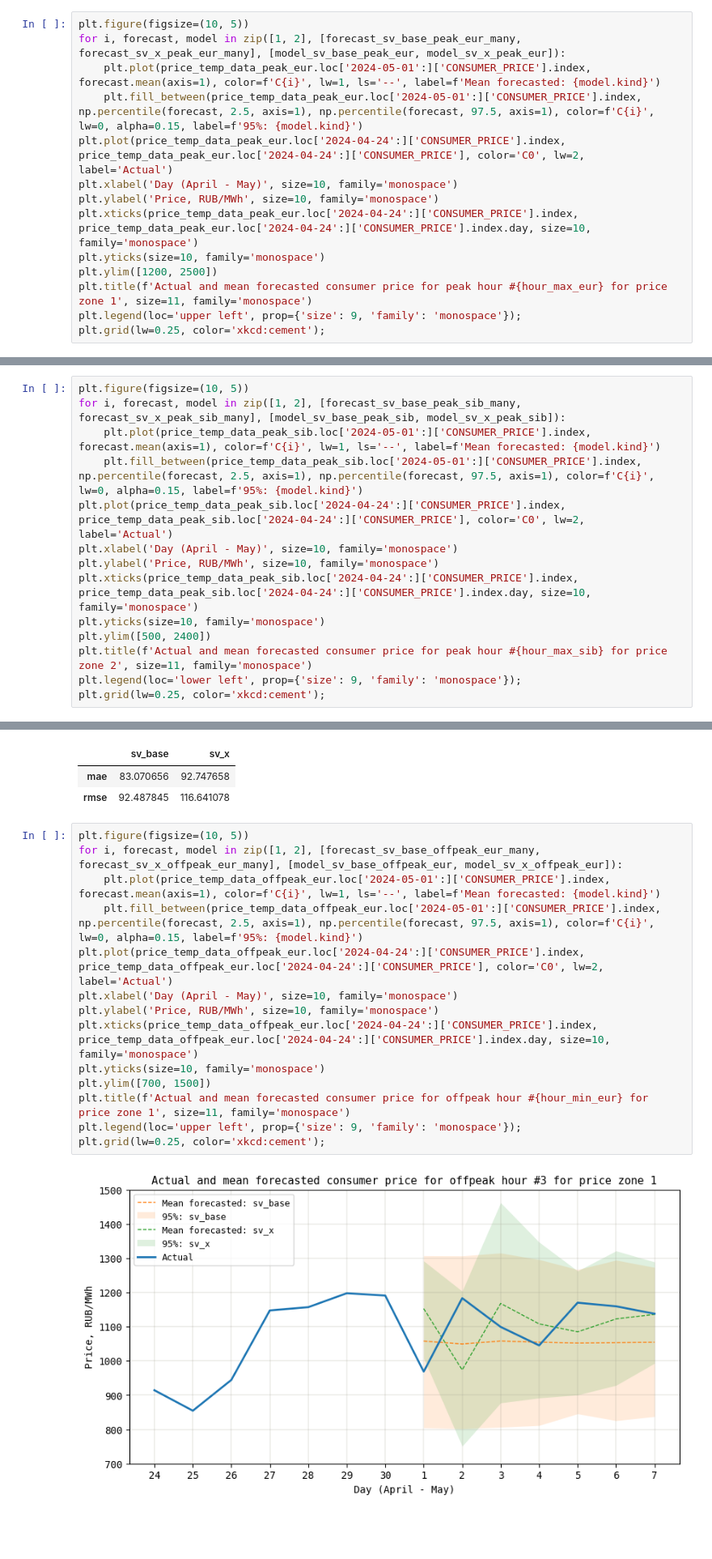
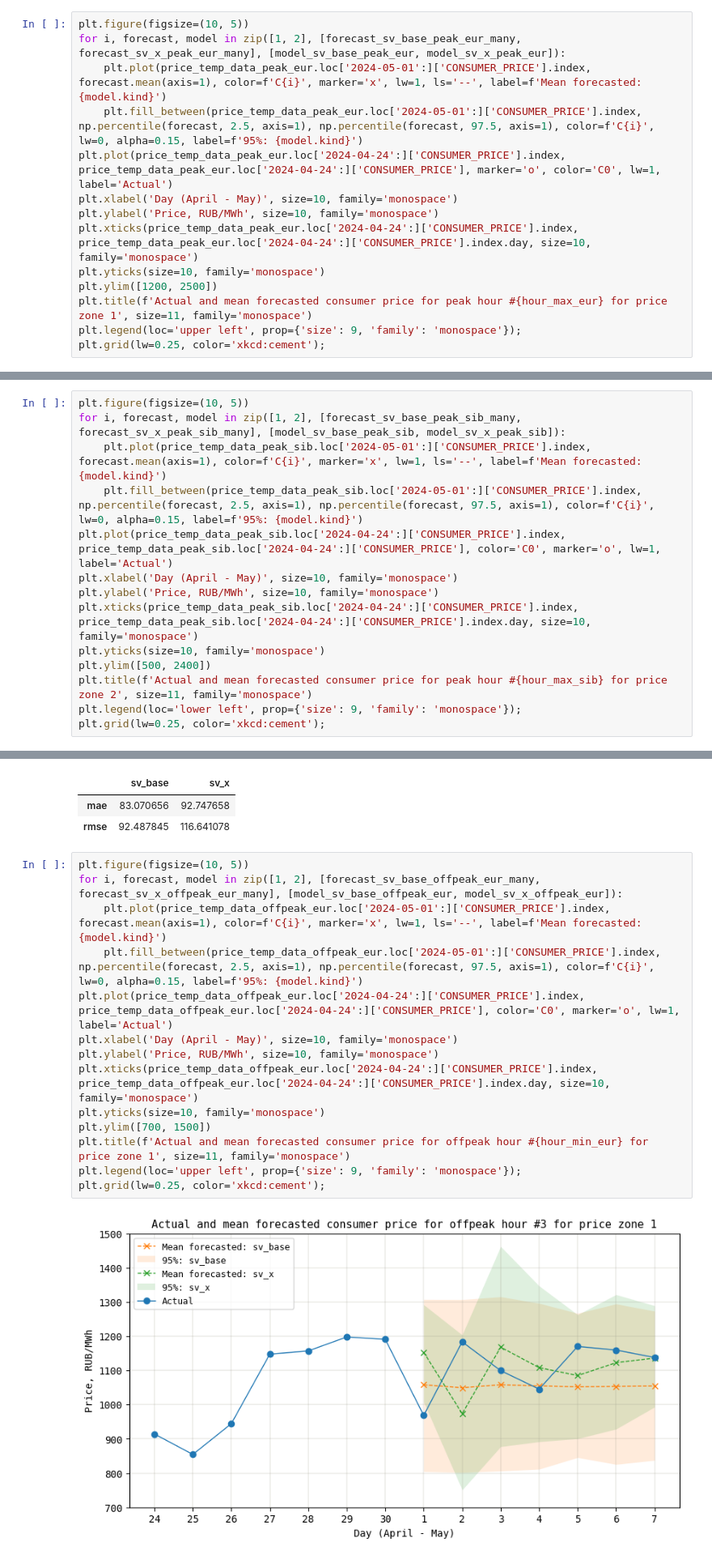
Before and after one commit to andrewha/mds2022, a Jupyter notebook: Thesis/sv_models_new.ipynb, the cells around one changed output, grey strips where cells are left out. Shown at 81% size. Drawn from its saved outputs; the diff is of its cells as text; blank space fills up the shorter version.

```diff
--- a/Thesis/sv_models_new.ipynb
+++ b/Thesis/sv_models_new.ipynb
@@ -2035,9 +2033,9 @@ Peak hour + Price zone 1
 # %%
 plt.figure(figsize=(10, 5))
 for i, forecast, model in zip([1, 2], [forecast_sv_base_peak_eur_many, forecast_sv_x_peak_eur_many], [model_sv_base_peak_eur, model_sv_x_peak_eur]):
-    plt.plot(price_temp_data_peak_eur.loc['2024-05-01':]['CONSUMER_PRICE'].index, forecast.mean(axis=1), color=f'C{i}', lw=1, ls='--', label=f'Mean forecasted: {model.kind}')
+    plt.plot(price_temp_data_peak_eur.loc['2024-05-01':]['CONSUMER_PRICE'].index, forecast.mean(axis=1), color=f'C{i}', marker='x', lw=1, ls='--', label=f'Mean forecasted: {model.kind}')
     plt.fill_between(price_temp_data_peak_eur.loc['2024-05-01':]['CONSUMER_PRICE'].index, np.percentile(forecast, 2.5, axis=1), np.percentile(forecast, 97.5, axis=1), color=f'C{i}', lw=0, alpha=0.15, label=f'95%: {model.kind}')
-plt.plot(price_temp_data_peak_eur.loc['2024-04-24':]['CONSUMER_PRICE'].index, price_temp_data_peak_eur.loc['2024-04-24':]['CONSUMER_PRICE'], color='C0', lw=2, label='Actual')
+plt.plot(price_temp_data_peak_eur.loc['2024-04-24':]['CONSUMER_PRICE'].index, price_temp_data_peak_eur.loc['2024-04-24':]['CONSUMER_PRICE'], marker='o', color='C0', lw=1, label='Actual')
 plt.xlabel('Day (April - May)', size=10, family='monospace')
 plt.ylabel('Price, RUB/MWh', size=10, family='monospace')
 plt.xticks(price_temp_data_peak_eur.loc['2024-04-24':]['CONSUMER_PRICE'].index, price_temp_data_peak_eur.loc['2024-04-24':]['CONSUMER_PRICE'].index.day, size=10, family='monospace')
@@ -2070,9 +2068,9 @@ Peak hour + Price zone 2
 # %%
 plt.figure(figsize=(10, 5))
 for i, forecast, model in zip([1, 2], [forecast_sv_base_peak_sib_many, forecast_sv_x_peak_sib_many], [model_sv_base_peak_sib, model_sv_x_peak_sib]):
-    plt.plot(price_temp_data_peak_sib.loc['2024-05-01':]['CONSUMER_PRICE'].index, forecast.mean(axis=1), color=f'C{i}', lw=1, ls='--', label=f'Mean forecasted: {model.kind}')
+    plt.plot(price_temp_data_peak_sib.loc['2024-05-01':]['CONSUMER_PRICE'].index, forecast.mean(axis=1), color=f'C{i}', marker='x', lw=1, ls='--', label=f'Mean forecasted: {model.kind}')
     plt.fill_between(price_temp_data_peak_sib.loc['2024-05-01':]['CONSUMER_PRICE'].index, np.percentile(forecast, 2.5, axis=1), np.percentile(forecast, 97.5, axis=1), color=f'C{i}', lw=0, alpha=0.15, label=f'95%: {model.kind}')
-plt.plot(price_temp_data_peak_sib.loc['2024-04-24':]['CONSUMER_PRICE'].index, price_temp_data_peak_sib.loc['2024-04-24':]['CONSUMER_PRICE'], color='C0', lw=2, label='Actual')
+plt.plot(price_temp_data_peak_sib.loc['2024-04-24':]['CONSUMER_PRICE'].index, price_temp_data_peak_sib.loc['2024-04-24':]['CONSUMER_PRICE'], color='C0', marker='o', lw=1, label='Actual')
 plt.xlabel('Day (April - May)', size=10, family='monospace')
 plt.ylabel('Price, RUB/MWh', size=10, family='monospace')
 plt.xticks(price_temp_data_peak_sib.loc['2024-04-24':]['CONSUMER_PRICE'].index, price_temp_data_peak_sib.loc['2024-04-24':]['CONSUMER_PRICE'].index.day, size=10, family='monospace')
@@ -2105,19 +2103,19 @@ Off-peak hour + Price zone 1
 # %%
 plt.figure(figsize=(10, 5))
 for i, forecast, model in zip([1, 2], [forecast_sv_base_offpeak_eur_many, forecast_sv_x_offpeak_eur_many], [model_sv_base_offpeak_eur, model_sv_x_offpeak_eur]):
-    plt.plot(price_temp_data_offpeak_eur.loc['2024-05-01':]['CONSUMER_PRICE'].index, forecast.mean(axis=1), color=f'C{i}', lw=1, ls='--', label=f'Mean forecasted: {model.kind}')
+    plt.plot(price_temp_data_offpeak_eur.loc['2024-05-01':]['CONSUMER_PRICE'].index, forecast.mean(axis=1), color=f'C{i}', marker='x', lw=1, ls='--', label=f'Mean forecasted: {model.kind}')
     plt.fill_between(price_temp_data_offpeak_eur.loc['2024-05-01':]['CONSUMER_PRICE'].index, np.percentile(forecast, 2.5, axis=1), np.percentile(forecast, 97.5, axis=1), color=f'C{i}', lw=0, alpha=0.15, label=f'95%: {model.kind}')
-plt.plot(price_temp_data_offpeak_eur.loc['2024-04-24':]['CONSUMER_PRICE'].index, price_temp_data_offpeak_eur.loc['2024-04-24':]['CONSUMER_PRICE'], color='C0', lw=2, label='Actual')
+plt.plot(price_temp_data_offpeak_eur.loc['2024-04-24':]['CONSUMER_PRICE'].index, price_temp_data_offpeak_eur.loc['2024-04-24':]['CONSUMER_PRICE'], color='C0', marker='o', lw=1, label='Actual')
 plt.xlabel('Day (April - May)', size=10, family='monospace')
 plt.ylabel('Price, RUB/MWh', size=10, family='monospace')
 plt.xticks(price_temp_data_offpeak_eur.loc['2024-04-24':]['CONSUMER_PRICE'].index, price_temp_data_offpeak_eur.loc['2024-04-24':]['CONSUMER_PRICE'].index.day, size=10, family='monospace')
 plt.yticks(size=10, family='monospace')
 plt.ylim([700, 1500])
 plt.title(f'Actual and mean forecasted consumer price for offpeak hour #{hour_min_eur} for price zone 1', size=11, family='monospace')
 plt.legend(loc='upper left', prop={'size': 9, 'family': 'monospace'});
 plt.grid(lw=0.25, color='xkcd:cement');
 # %% [output]
-[figure, old version]
+[figure, new version]
 # %%
 # Off-peak hour + Price zone 2
 %%capture
```
Also changed, not shown: parts of 4 cells of this notebook, 1 other file.
